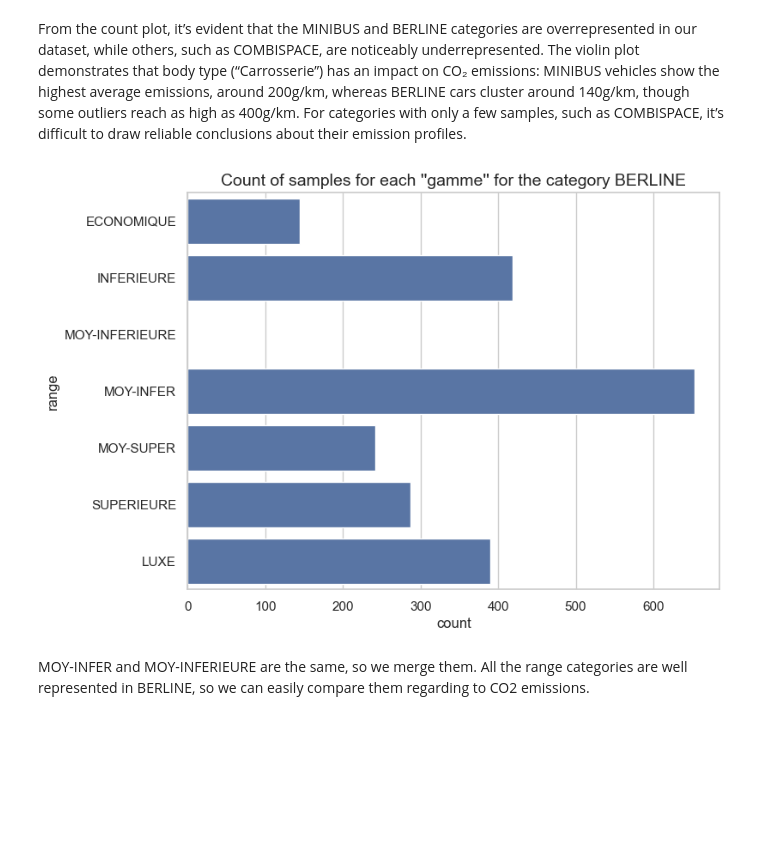
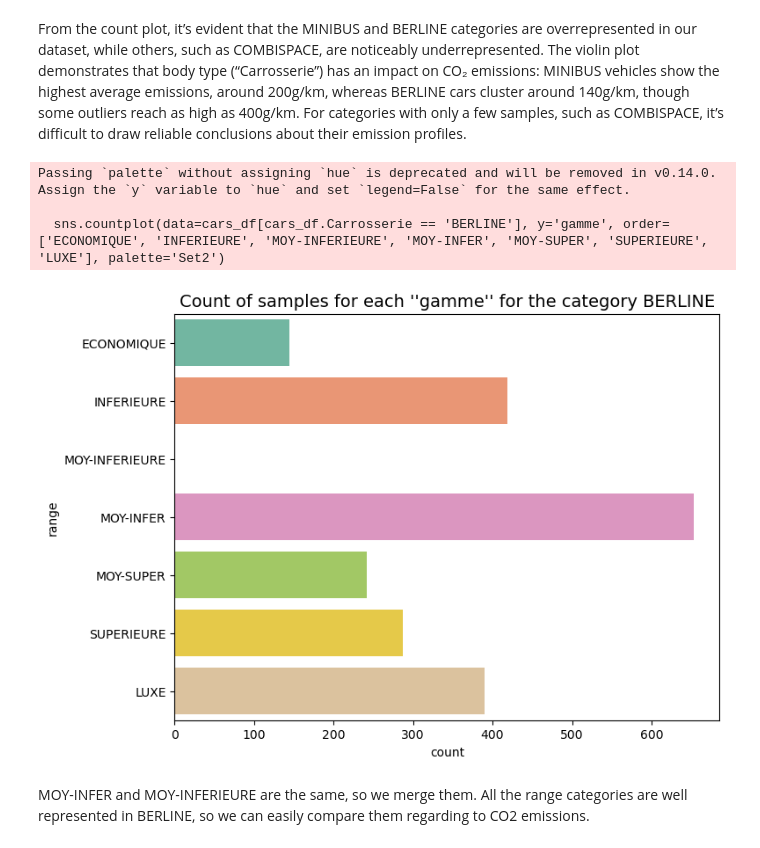
Before and after one commit to cynthia-francis/Prediction_CO2_Emissions_Cars, a Jupyter notebook: src/car_emissions_modeling.ipynb, the cells around one changed output. Cells and saved outputs as stored; diff of their text form; code cells hidden in the pictures; blank space fills up the shorter version.

```diff
--- a/src/car_emissions_modeling.ipynb
+++ b/src/car_emissions_modeling.ipynb
@@ -69,8 +69,8 @@ import pandas as pd
 # ----------------------------------------
 # - sep=';' because the CSV uses semicolon delimiters (common in French-format CSVs)
 # - encoding='latin1' handles French special characters (accents, etc.)
-cars_df = pd.read_csv('data/mars-2014-complete.csv', sep=';', encoding='latin1')
-dictionary_df = pd.read_excel('data/carlab-annuaire-variable.xlsx')
+cars_df = pd.read_csv('../data/mars-2014-complete.csv', sep=';', encoding='latin1')
+dictionary_df = pd.read_excel('../data/carlab-annuaire-variable.xlsx')
 
 # ----------------------------------------
 # 👀 Preview the datasets
@@ -535,12 +568,15 @@ From the count plot, it’s evident that the MINIBUS and BERLINE categories are
 # %%
 # Check the 'gamme' (range) while zooming in on a given 'Carrosserie'
 plt.figure(figsize=(8, 6))
-sns.countplot(data=cars_df[cars_df.Carrosserie == 'BERLINE'], y='gamme', order=['ECONOMIQUE', 'INFERIEURE', 'MOY-INFERIEURE', 'MOY-INFER', 'MOY-SUPER', 'SUPERIEURE', 'LUXE'])
+sns.countplot(data=cars_df[cars_df.Carrosserie == 'BERLINE'], y='gamme', order=['ECONOMIQUE', 'INFERIEURE', 'MOY-INFERIEURE', 'MOY-INFER', 'MOY-SUPER', 'SUPERIEURE', 'LUXE'], palette='Set2')
 plt.title('Count of samples for each \'\'gamme\'\' for the category BERLINE', size=14)
 plt.ylabel('range')
 plt.show()
 # %% [output]
+Passing `palette` without assigning `hue` is deprecated and will be removed in v0.14.0. Assign the `y` variable to `hue` and set `legend=False` for the same effect.
+
+  sns.countplot(data=cars_df[cars_df.Carrosserie == 'BERLINE'], y='gamme', order=['ECONOMIQUE', 'INFERIEURE', 'MOY-INFERIEURE', 'MOY-INFER', 'MOY-SUPER', 'SUPERIEURE', 'LUXE'], palette='Set2')
-[figure, old version]
+[figure, new version]
 # %% [markdown]
 MOY-INFER and MOY-INFERIEURE are the same, so we merge them.
 All the range categories are well represented in BERLINE, so we can easily compare them regarding to CO2 emissions.
```
Also changed, not shown: parts of 17 cells of this notebook, 6 other files.
